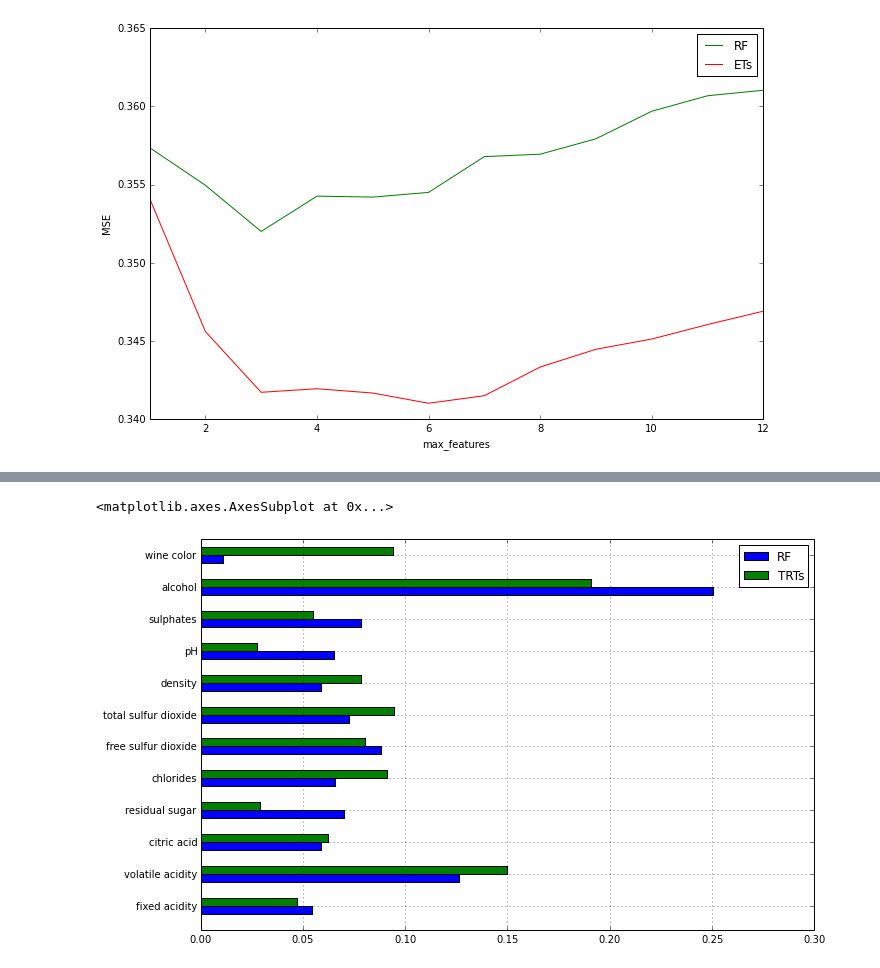
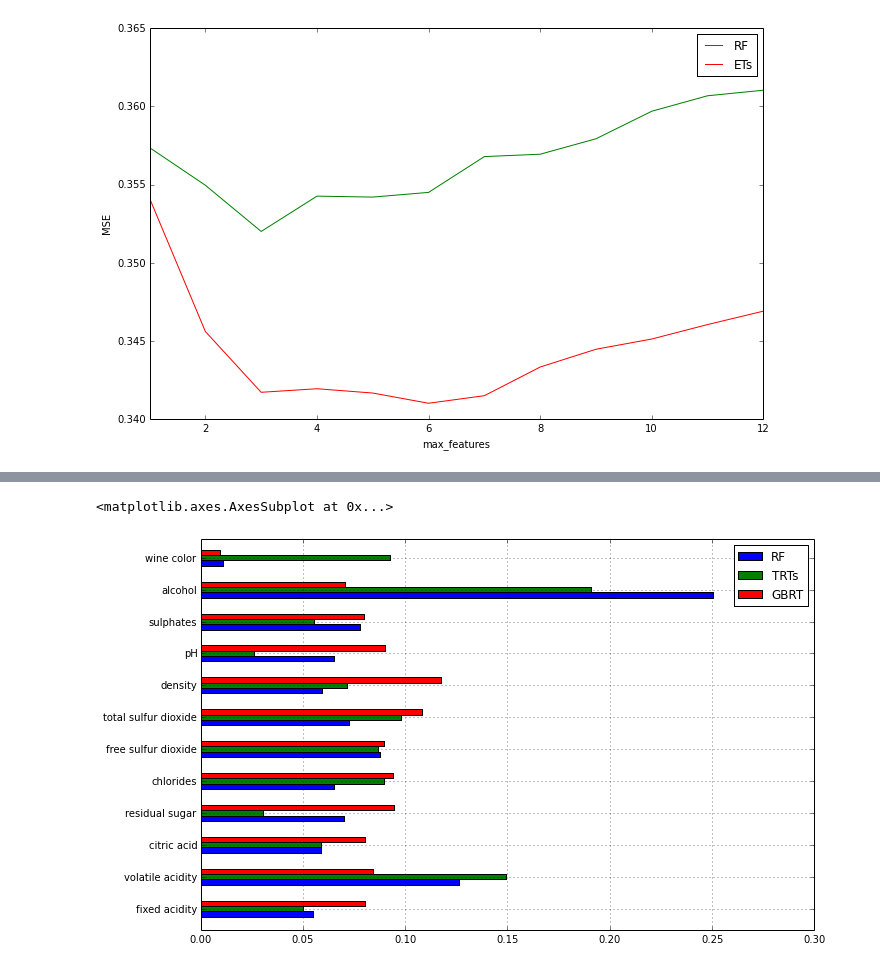
Before and after one commit to glouppe/talk-pydata2015, a Jupyter notebook: trees-pydata2015.ipynb, the cells around one changed output, grey strips where cells are left out. Drawn from its saved outputs; the diff is of its cells as text; code cells hidden in the pictures.

```diff
--- a/trees-pydata2015.ipynb
+++ b/trees-pydata2015.ipynb
@@ -134,21 +137,25 @@ gbrt = grid.best_estimator_
 # %%
+from sklearn.ensemble import RandomForestRegressor
+from sklearn.ensemble import ExtraTreesRegressor
+
 importances = pd.DataFrame()
-
-# TODO: add GBRT
 
 # Variable importances with Random Forest, default parameters
 est = RandomForestRegressor(n_estimators=10000, n_jobs=-1).fit(X, y)
 importances["RF"] = pd.Series(est.feature_importances_,
                               index=feature_names)
 
 # Variable importances with Totally Randomized Trees
 est = ExtraTreesRegressor(max_features=1, max_depth=3,
                           n_estimators=10000, n_jobs=-1).fit(X, y)
 importances["TRTs"] = pd.Series(est.feature_importances_,
                                 index=feature_names)
 
-# Importances from TRTs dont suffer from bias
+# Variable importances with GBRT
+importances["GBRT"] = pd.Series(gbrt.feature_importances_,
+                                index=feature_names)
+
 importances.plot(kind="barh")
 # %% [output]
 <matplotlib.axes.AxesSubplot at 0x...>
-[figure, old version]
+[figure, new version]
```
Also changed, not shown: parts of 7 cells of this notebook, 5 other files.
